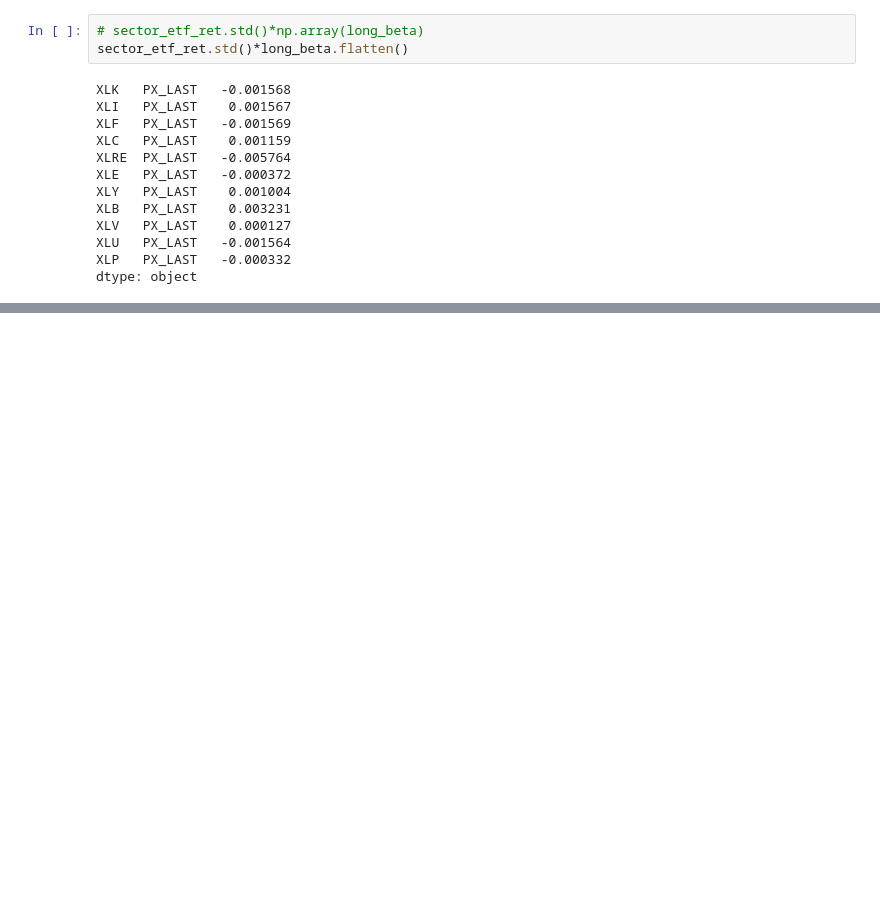
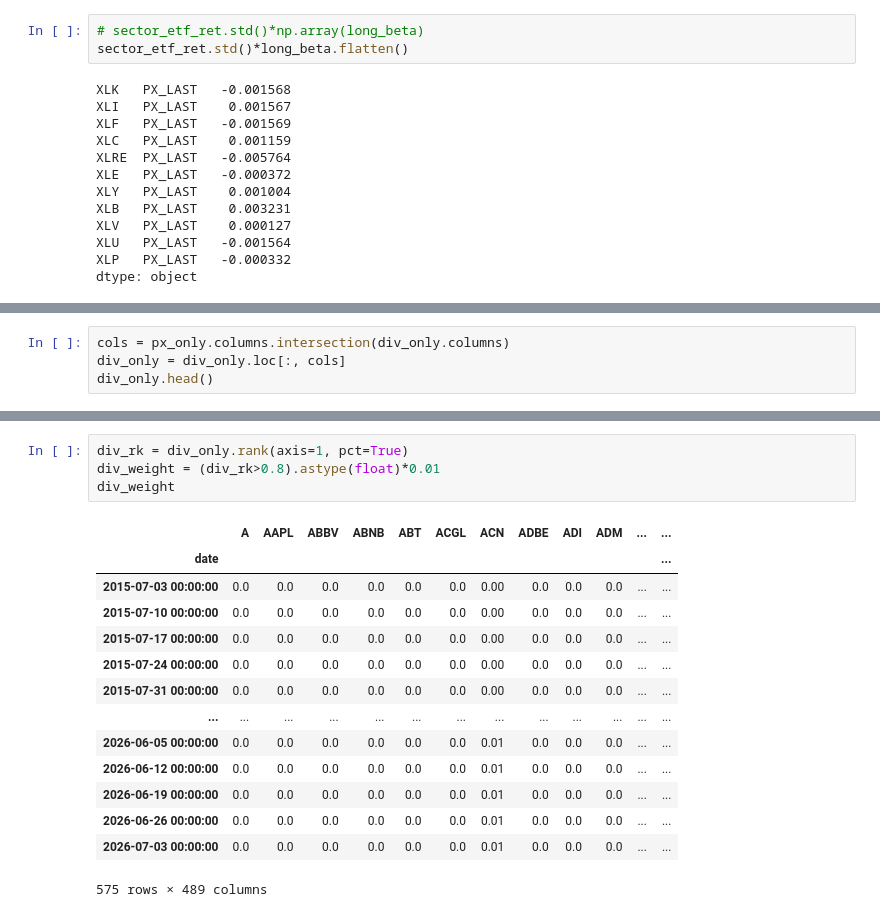
Before and after one commit to starckyang/market-finm-by-mark, a Jupyter notebook: notebooks/equity-and-etfs.ipynb, the cells around one changed output, grey strips where cells are left out. Cells and saved outputs as stored; diff of their text form; blank space fills up the shorter version.

Commit message:
finished practice 2: add weight manipulation into the pe strategy

```diff
--- a/notebooks/equity-and-etfs.ipynb
+++ b/notebooks/equity-and-etfs.ipynb
@@ -783,0 +887,4 @@ dtype: object
+# %%
+cols = px_only.columns.intersection(div_only.columns)
+div_only = div_only.loc[:, cols]
+div_only.head()
@@ -783,0 +900,19 @@ dtype: object
+# %%
+div_rk = div_only.rank(axis=1, pct=True)
+div_weight = (div_rk>0.8).astype(float)*0.01
+div_weight
+# %% [output]
+|  | A | AAPL | ABBV | ABNB | ABT | ACGL | ACN | ADBE | ADI | ADM | ... | ... |
+| date |  |  |  |  |  |  |  |  |  |  |  | ... |
+| 2015-07-03 00:00:00 | 0.0 | 0.0 | 0.0 | 0.0 | 0.0 | 0.0 | 0.00 | 0.0 | 0.0 | 0.0 | ... | ... |
+| 2015-07-10 00:00:00 | 0.0 | 0.0 | 0.0 | 0.0 | 0.0 | 0.0 | 0.00 | 0.0 | 0.0 | 0.0 | ... | ... |
+| 2015-07-17 00:00:00 | 0.0 | 0.0 | 0.0 | 0.0 | 0.0 | 0.0 | 0.00 | 0.0 | 0.0 | 0.0 | ... | ... |
+| 2015-07-24 00:00:00 | 0.0 | 0.0 | 0.0 | 0.0 | 0.0 | 0.0 | 0.00 | 0.0 | 0.0 | 0.0 | ... | ... |
+| 2015-07-31 00:00:00 | 0.0 | 0.0 | 0.0 | 0.0 | 0.0 | 0.0 | 0.00 | 0.0 | 0.0 | 0.0 | ... | ... |
+| ... | ... | ... | ... | ... | ... | ... | ... | ... | ... | ... | ... | ... |
+| 2026-06-05 00:00:00 | 0.0 | 0.0 | 0.0 | 0.0 | 0.0 | 0.0 | 0.01 | 0.0 | 0.0 | 0.0 | ... | ... |
+| 2026-06-12 00:00:00 | 0.0 | 0.0 | 0.0 | 0.0 | 0.0 | 0.0 | 0.01 | 0.0 | 0.0 | 0.0 | ... | ... |
+| 2026-06-19 00:00:00 | 0.0 | 0.0 | 0.0 | 0.0 | 0.0 | 0.0 | 0.01 | 0.0 | 0.0 | 0.0 | ... | ... |
+| 2026-06-26 00:00:00 | 0.0 | 0.0 | 0.0 | 0.0 | 0.0 | 0.0 | 0.01 | 0.0 | 0.0 | 0.0 | ... | ... |
+| 2026-07-03 00:00:00 | 0.0 | 0.0 | 0.0 | 0.0 | 0.0 | 0.0 | 0.01 | 0.0 | 0.0 | 0.0 | ... | ... |
+575 rows × 489 columns
```
Also changed, not shown: parts of 16 cells of this notebook.
